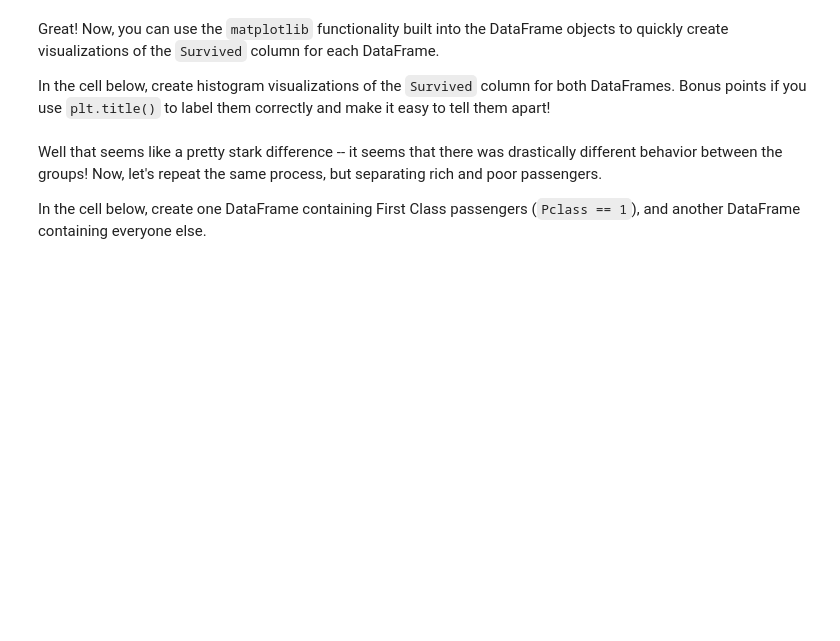
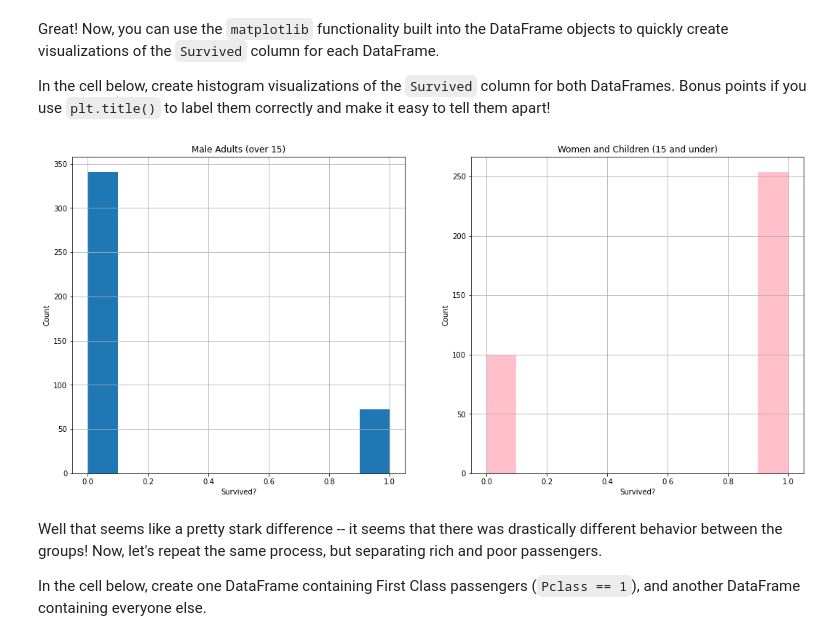
Before and after one commit to Freddy-2021/dsc-using-sql-with-pandas-lab, a Jupyter notebook: index.ipynb, the cells around one changed output. Drawn from its saved outputs; the diff is of its cells as text; code cells hidden in the pictures; blank space fills up the shorter version.

```diff
--- a/index.ipynb
+++ b/index.ipynb
@@ -25,0 +27,3 @@ df = None
+# %%
+df = pd.read_csv("titanic.csv", index_col=0)
+df.head()
@@ -77,3 +134,6 @@ adult_males_df = None
+# %%
+women_and_children_df = df.loc[(df['Sex'] == 'female') | (df['Age'] <= 15)]
+adult_males_df = df.loc[(df['Sex'] == 'male') & (df['Age'] > 15)]
 # %% [markdown]
 Great! Now, you can use the `matplotlib` functionality built into the DataFrame objects to quickly create visualizations of the `Survived` column for each DataFrame.
 
@@ -83,3 +141,18 @@ In the cell below, create histogram visualizations of the `Survived` column for
+# %%
+fig, axes = plt.subplots(ncols=2, nrows=1, figsize=(18, 8)) # Two figures side by side
+ax_lft = axes[0]
+adult_males_df['Survived'].hist(ax=ax_lft)
+ax_lft.set_title('Male Adults (over 15)')
+ax_lft.set_xlabel('Survived?')
+ax_lft.set_ylabel('Count')
+
+ax_rght = axes[1]
+women_and_children_df['Survived'].hist(ax=ax_rght, color='pink')
+ax_rght.set_title('Women and Children (15 and under)')
+ax_rght.set_xlabel('Survived?')
+ax_rght.set_ylabel('Count');
+# %% [output]
+[figure, added]
 # %% [markdown]
 Well that seems like a pretty stark difference -- it seems that there was drastically different behavior between the groups!  Now, let's repeat the same process, but separating rich and poor passengers.
 
```
Also changed, not shown: parts of 36 cells of this notebook.
